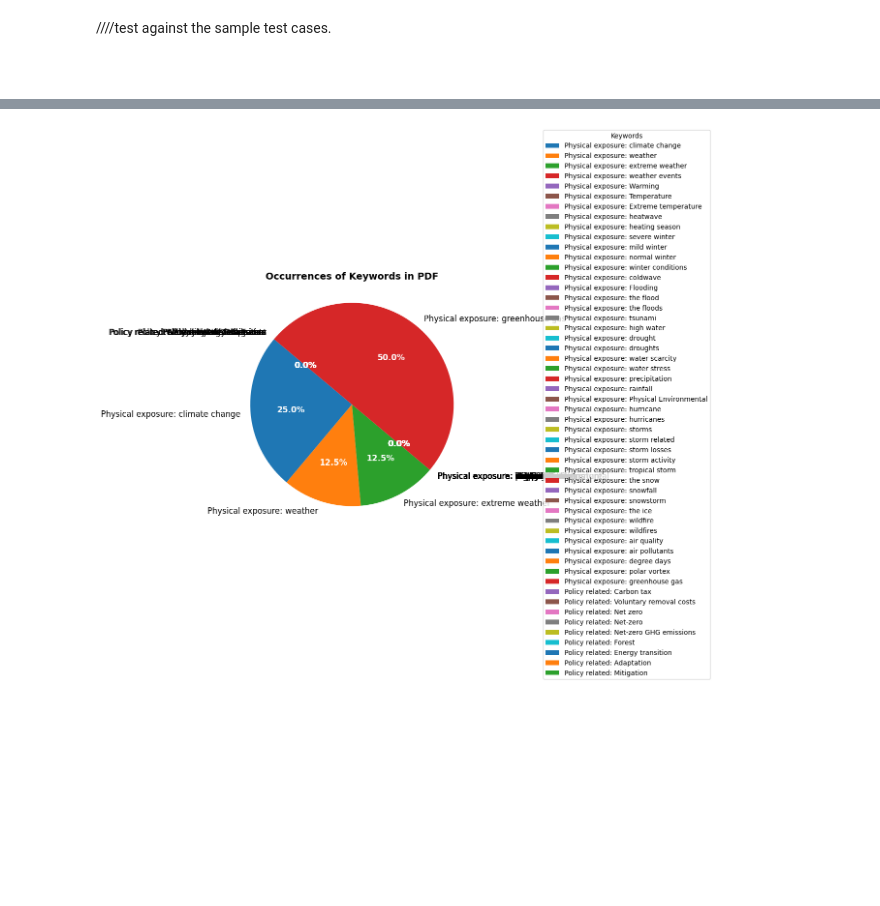
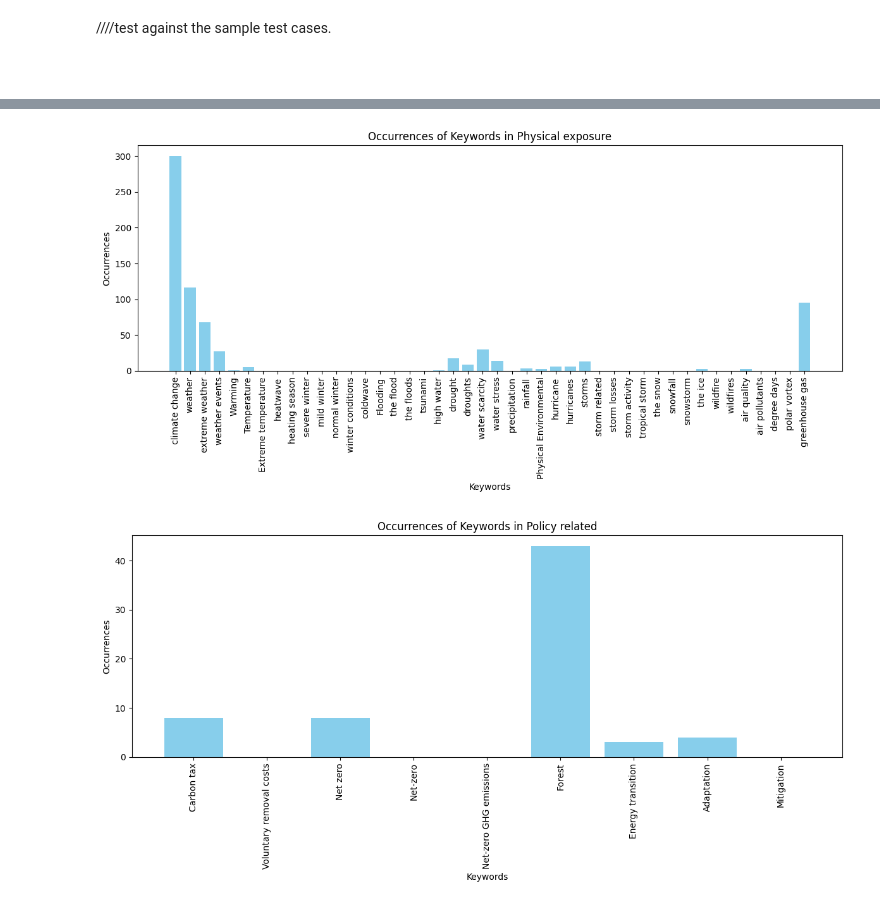
Before and after one commit to AlnafisVSCode/LSBU_Projects, a Jupyter notebook: collabExtract.ipynb, the cells around one changed output, grey strips where cells are left out. Cells and saved outputs as stored; diff of their text form; code cells hidden in the pictures; blank space fills up the shorter version.

```diff
--- a/collabExtract.ipynb
+++ b/collabExtract.ipynb
@@ -164,13 +164,15 @@ import matplotlib.pyplot as plt
 from PyPDF2 import PdfReader
 import json
 import os
+import csv
+from tabulate import tabulate
 
 def extract_text_from_pdf(file_path, keywords):
     try:
         with open(file_path, 'rb') as file:
             reader = PdfReader(file)
             total_occurrences = {category: {word: 0 for word in words} for category, words in keywords.items()}
-            for i in range(min(150, len(reader.pages))):
+            for i in range(len(reader.pages)):  # Iterate over all pages
                 page = reader.pages[i]
                 text = page.extract_text()
                 for category, words in keywords.items():
@@ -197,32 +199,45 @@ def save_cumulative_counts(counts, file_path):
         json.dump(counts, file, indent=4)
     print(f"Cumulative counts saved to {file_path}")
 
-def plot_occurrences(total_occurrences):
-    words = [f"{category}: {word}" for category, words in total_occurrences.items() for word in words]
-    counts = [count for category in total_occurrences.values() for count in category.values()]
+def convert_json_to_csv(json_file_path, csv_file_path):
+    with open(json_file_path, 'r') as json_file:
+        data = json.load(json_file)
 
-    plt.figure(figsize=(10, 6))
+    with open(csv_file_path, 'w', newline='') as csv_file:
+        writer = csv.writer(csv_file)
+        writer.writerow(["Category", "Keyword", "Count"])
 
-    colors = ['#1f77b4', '#ff7f0e', '#2ca02c', '#d62728', '#9467bd', '#8c564b', '#e377c2', '#7f7f7f', '#bcbd22', '#17becf']
-    wedges, texts, autotexts = plt.pie(counts, labels=words, autopct='%1.1f%%', startangle=140, colors=colors)
+        for category, words in data.items():
+            for word, count in words.items():
+                writer.writerow([category, word, count])
+    print(f"CSV file saved to {csv_file_path}")
 
-    for text in texts:
-        text.set_fontsize(12)
-    for autotext in autotexts:
-        autotext.set_fontsize(12)
-        autotext.set_color('white')
-        autotext.set_weight('bold')
+def plot_bar_chart(total_occurrences):
+    for category, words in total_occurrences.items():
+        words_list = list(words.keys())
+        counts = list(words.values())
 
-    plt.title('Occurrences of Keywords in PDF', fontsize=14, weight='bold', pad=20)
-    plt.axis('equal')  # Equal aspect ratio ensures that pie is drawn as a circle.
+        plt.figure(figsize=(12, 6))
+        plt.bar(words_list, counts, color='skyblue')
+        plt.xlabel('Keywords')
+        plt.ylabel('Occurrences')
+        plt.title(f'Occurrences of Keywords in {category}')
+        plt.xticks(rotation=90)
+        plt.tight_layout()
+        plt.show()
 
-    plt.legend(wedges, words, title="Keywords", loc="center left", bbox_to_anchor=(1, 0, 0.5, 1))
-
-    plt.show()
+def print_excel_style_table(total_occurrences):
+    table_data = []
+    for category, words in total_occurrences.items():
+        for word, count in words.items():
+            table_data.append([category, word, count])
+    headers = ["Category", "Keyword", "Count"]
+    print(tabulate(table_data, headers, tablefmt="pipe"))
 
 def process_pdf_file():
-    file_path = 'Reports\LSE\Annual reports\LSE_ULVR_2012.pdf'
+    file_path = 'Reports/LSE/Annual reports/LSE_ULVR_2012.pdf'
     cumulative_counts_path = 'cumulative_counts.json'
+    csv_file_path = 'cumulative_counts.csv'
     keywords = {
         "Physical exposure": [
             "climate change", "weather", "extreme weather", "weather events", "Warming", "Temperature",
@@ -269,7 +284,12 @@ def process_pdf_file():
         for word, count in words.items():
             print(f"{word}: {count}")
 
-    plot_occurrences(cumulative_counts)
+    print_excel_style_table(cumulative_counts)
+
+    plot_bar_chart(cumulative_counts)
+
+    # Convert JSON to CSV
+    convert_json_to_csv(cumulative_counts_path, csv_file_path)
 
 # Run the function
 process_pdf_file()
@@ -294 +314,2 @@ Mitigation: 0
-[figure, old version]
+[figure, new version]
+[figure, added]
```
Also changed, not shown: parts of 1 cell of this notebook, 4 other files.
